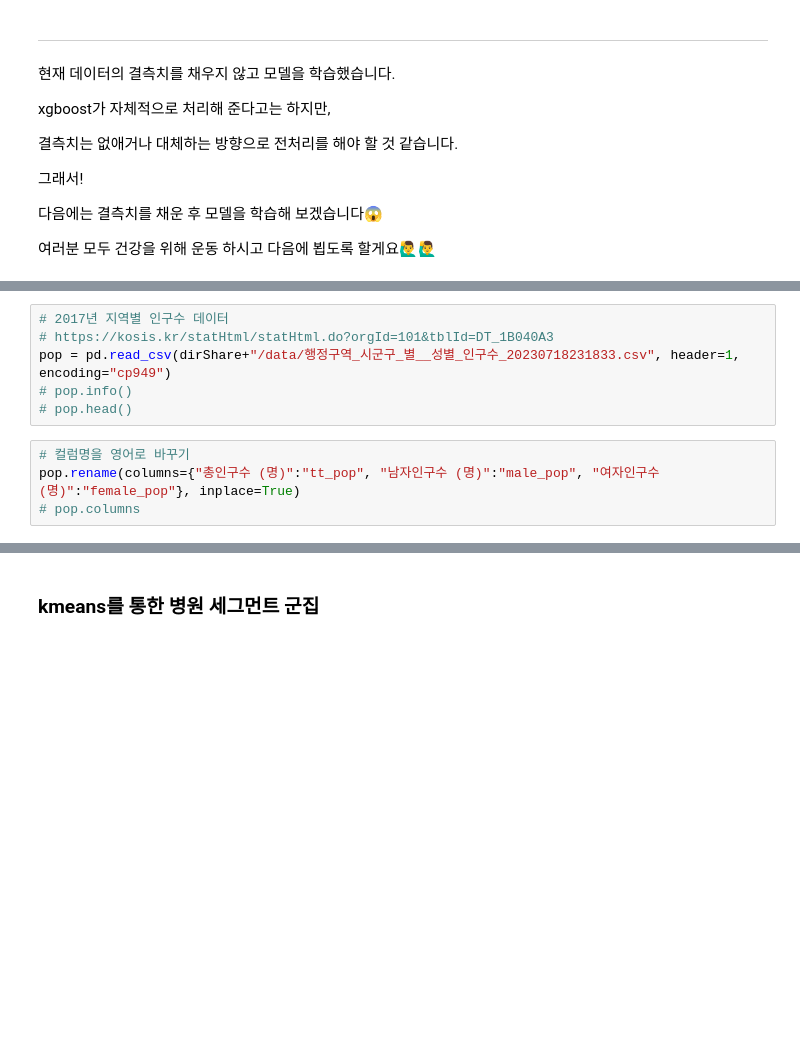
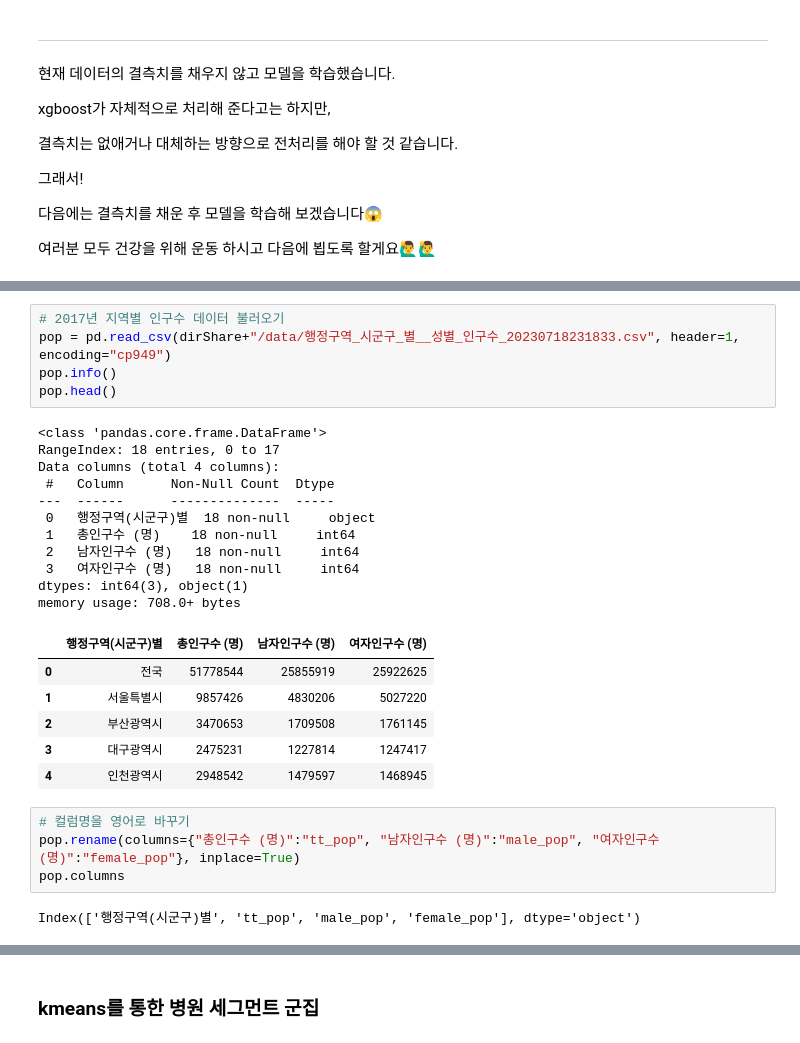
Before and after one commit to nyeokinyeoki/Gym_zalabim, a Jupyter notebook: ipynb/hospital.ipynb, the cells around one changed output, grey strips where cells are left out. Drawn from its saved outputs; the diff is of its cells as text; blank space fills up the shorter version.

```diff
--- a/ipynb/hospital.ipynb
+++ b/ipynb/hospital.ipynb
@@ -2072,10 +2135,29 @@ xgboost가 자체적으로 처리해 준다고는 하지만,
 # %%
-# 2017년 지역별 인구수 데이터
-# https://kosis.kr/statHtml/statHtml.do?orgId=101&tblId=DT_1B040A3
+# 2017년 지역별 인구수 데이터 불러오기
 pop = pd.read_csv(dirShare+"/data/행정구역_시군구_별__성별_인구수_20230718231833.csv", header=1, encoding="cp949")
-# pop.info()
-# pop.head()
+pop.info()
+pop.head()
+# %% [output]
+<class 'pandas.core.frame.DataFrame'>
+RangeIndex: 18 entries, 0 to 17
+Data columns (total 4 columns):
+ #   Column      Non-Null Count  Dtype
+---  ------      --------------  -----
+ 0   행정구역(시군구)별  18 non-null     object
+ 1   총인구수 (명)    18 non-null     int64
+ 2   남자인구수 (명)   18 non-null     int64
+ 3   여자인구수 (명)   18 non-null     int64
+dtypes: int64(3), object(1)
+memory usage: 708.0+ bytes
+|  | 행정구역(시군구)별 | 총인구수 (명) | 남자인구수 (명) | 여자인구수 (명) |
+| 0 | 전국 | 51778544 | 25855919 | 25922625 |
+| 1 | 서울특별시 | 9857426 | 4830206 | 5027220 |
+| 2 | 부산광역시 | 3470653 | 1709508 | 1761145 |
+| 3 | 대구광역시 | 2475231 | 1227814 | 1247417 |
+| 4 | 인천광역시 | 2948542 | 1479597 | 1468945 |
 # %%
 # 컬럼명을 영어로 바꾸기
 pop.rename(columns={"총인구수 (명)":"tt_pop", "남자인구수 (명)":"male_pop", "여자인구수 (명)":"female_pop"}, inplace=True)
-# pop.columns
+pop.columns
+# %% [output]
+Index(['행정구역(시군구)별', 'tt_pop', 'male_pop', 'female_pop'], dtype='object')
```
Also changed, not shown: parts of 12 cells of this notebook, 3 other files.
